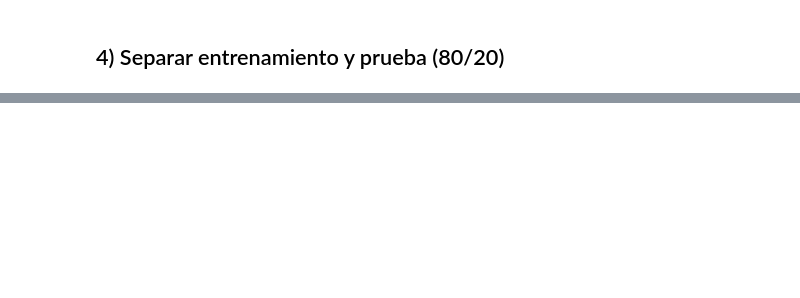
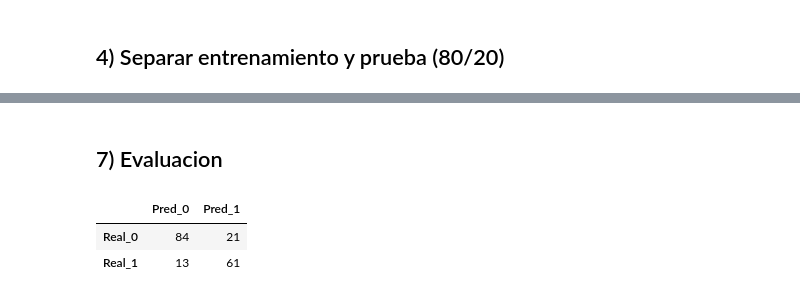
Before and after one commit to mrbungie/atdf105_2025s2, a Jupyter notebook: Python/2_tutoriales_completos/5_aprendizaje_supervisado/clasificacion/2_regresion_logistica.ipynb, the cells around one changed output, grey strips where cells are left out. Saved outputs shown, nothing was run; the diff lists cells and outputs as text; code cells hidden in the pictures; blank space fills up the shorter version.

```diff
--- a/Python/2_tutoriales_completos/5_aprendizaje_supervisado/clasificacion/2_regresion_logistica.ipynb
+++ b/Python/2_tutoriales_completos/5_aprendizaje_supervisado/clasificacion/2_regresion_logistica.ipynb
@@ -315,0 +211,3 @@ resumen_metricas
+# %%
+umbral = 0.5 # Este umbral puede ajustarse según las necesidades del problema, pero 0.5 es un punto de partida común.
+umbral = y_train.mean()  # Por ejemplo, usar la media de la variable dependiente como umbral
@@ -315,0 +222,10 @@ resumen_metricas
+# %% [markdown]
+## 7) Evaluacion
+# %%
+# Matriz de confusion entrenamiento
+cm = confusion_matrix(y_test, y_test_pred_class)
+pd.DataFrame(cm, index=['Real_0', 'Real_1'], columns=['Pred_0', 'Pred_1'])
+# %% [output]
+|  | Pred_0 | Pred_1 |
+| Real_0 | 84 | 21 |
+| Real_1 | 13 | 61 |
```
Also changed, not shown: parts of 71 cells of this notebook, 3 other files.
